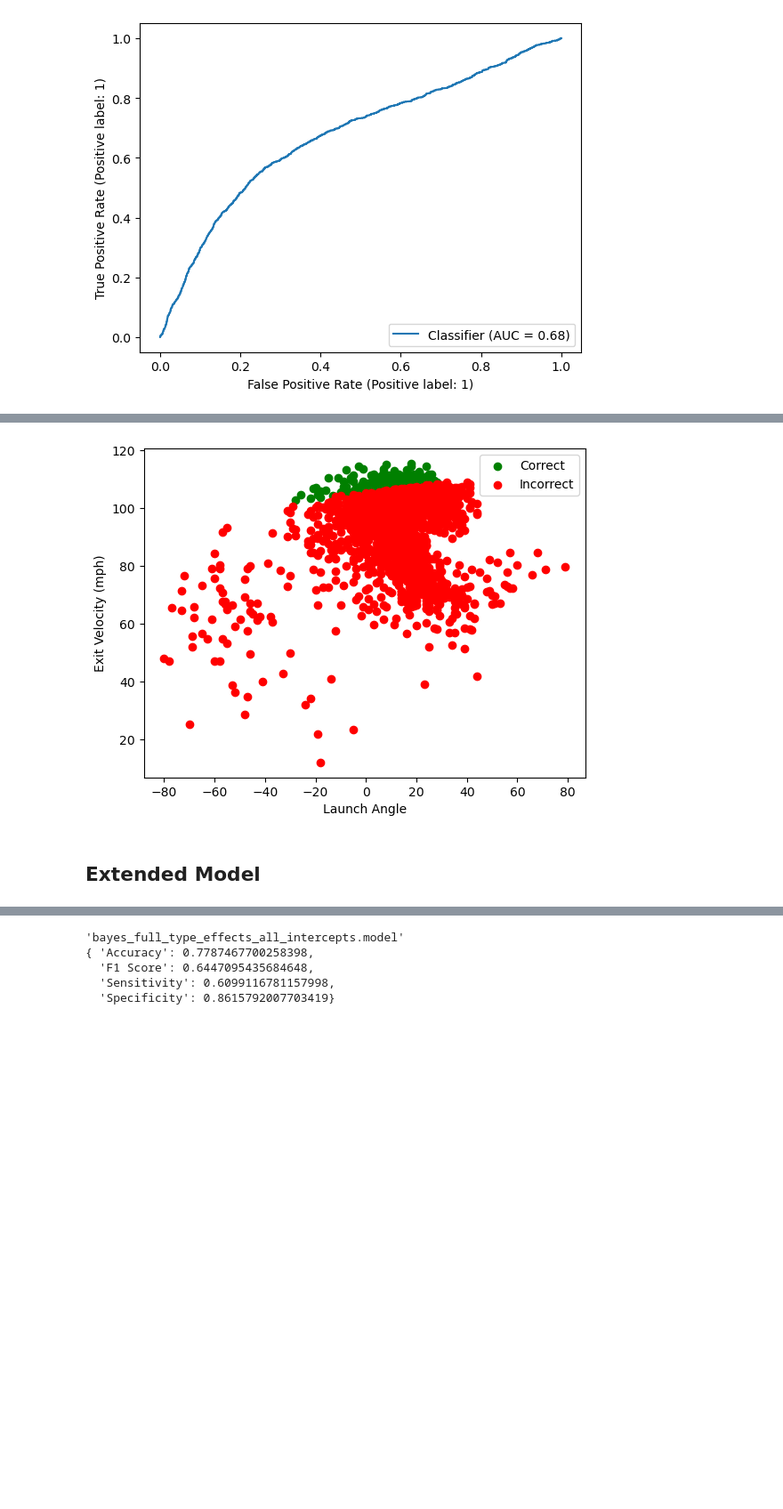
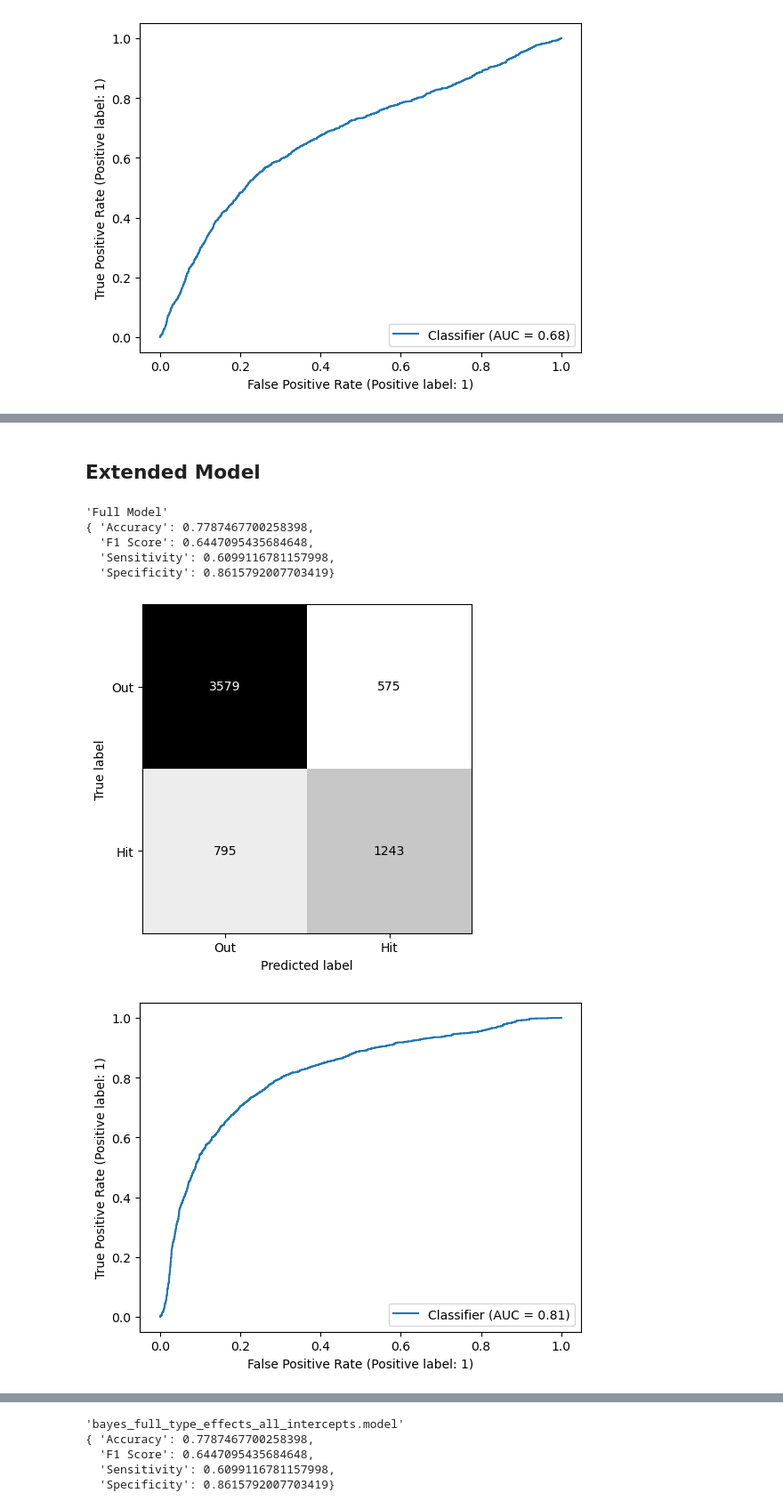
Before and after one commit to mattbbernstein/bayes-hit-probability, a Jupyter notebook: Modelling.ipynb, the cells around one changed output, grey strips where cells are left out. Shown at 89% size. Drawn from its saved outputs; the diff is of its cells as text; code cells hidden in the pictures; blank space fills up the shorter version.

```diff
--- a/Modelling.ipynb
+++ b/Modelling.ipynb
@@ -161,13 +139,3 @@ plt.colorbar();
-# %%
-correct_hit_pred = test_with_results[test_with_results["correct"] & test_with_results["is_hit"]]
-incorrect_hit_pred = test_with_results[~test_with_results['correct'] & test_with_results["is_hit"]]
-plt.scatter(correct_hit_pred['launch_angle'], correct_hit_pred['launch_speed'], c="green",label="Correct")
-plt.scatter(incorrect_hit_pred['launch_angle'], incorrect_hit_pred['launch_speed'], c="red",label="Incorrect")
-plt.xlabel("Launch Angle")
-plt.ylabel("Exit Velocity (mph)")
-plt.legend();
-# %% [output]
-[figure, removed]
 # %% [markdown]
 ## Extended Model
 # %%
@@ -219,4 +167,48 @@ hit_distance_model = {
         "(hit_distance_sc|bb_type)": bmb.Prior("Normal", mu=0, sigma=10),
     }
 }
+# %%
+def load_or_build_model(model_spec: dict):
+    model_filepath = os.path.join(os.path.abspath(''), "models", model_spec["file_name"])
+    model = bmb.Model(model_spec["formula"], data=bayes_data, priors=model_spec["priors"], family="bernoulli")
+    if os.path.exists(model_filepath):
+        results = az.from_netcdf(model_filepath)
+    else:
+        results = model.fit(tune=500, draws=1000,chains=4,
+            cores=cpu_count(), inference_method="nuts_numpyro")
+        az.to_netcdf(results, model_filepath)
+    return (model, results)
+
+def model_accuracy_viz(model, results, test_data, model_name = None, disp = True):
+    model.predict(results, data=test_data, kind="pps")
+    predictions = results.posterior["is_hit_mean"].values.mean(0).mean(0)
+    cm = confusion_matrix(y_test, np.round(predictions))
+    fpr, tpr, _ = roc_curve(y_test, np.round(predictions))
+    auc = roc_auc_score(y_test, np.round(predictions))
+    acc_scores = cm_scores(y_test, np.round(predictions))
+    if disp:
+        if model_name:
+            pp.pprint(model_name)
+        pp.pprint(acc_scores)
+        ConfusionMatrixDisplay.from_predictions(y_test, np.round(predictions), display_labels=["Out", "Hit"], colorbar=False, cmap="binary");
+        RocCurveDisplay.from_predictions(y_test, predictions);
+    return {
+        "cm": cm,
+        "roc": (fpr, tpr, auc)
+        "scores": acc_scores
+    }
+# %%
+full_model, full_results = load_or_build_model(full_model_spec)
+sa_model, sa_results = load_or_build_model(spray_angle_model_spec)
+dist_model, dist_results = load_or_build_model(hit_distance_model_spec)
+# %%
+model_accuracy_viz(full_model, full_results, X_test, model_name = "Full Model")
+# %% [output]
+'Full Model'
+{ 'Accuracy': 0.7787467700258398,
+  'F1 Score': 0.6447095435684648,
+  'Sensitivity': 0.6099116781157998,
+  'Specificity': 0.8615792007703419}
+[figure, added]
+[figure, added]
 # %%
```
Also changed, not shown: parts of 6 cells of this notebook, 3 other files.
